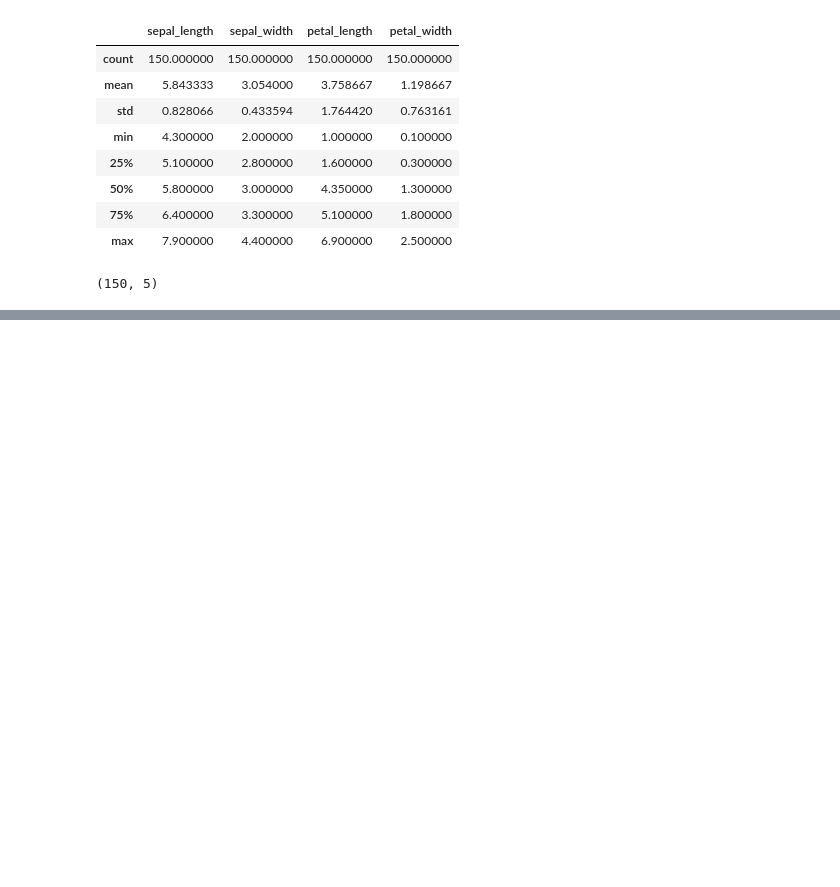
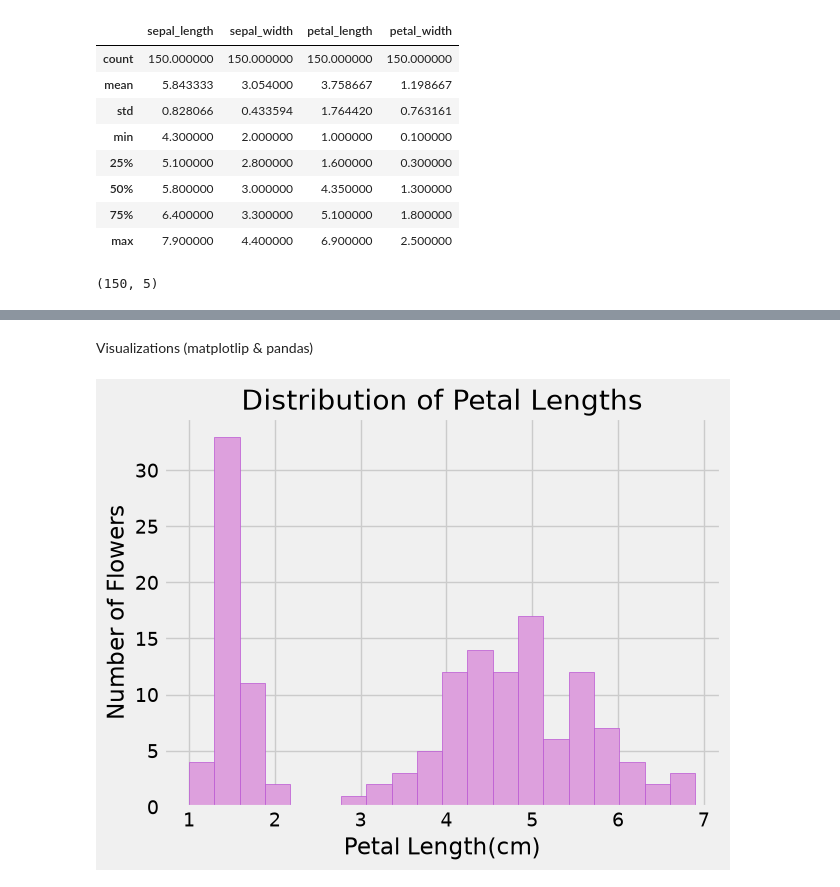
Before and after one commit to HKaurp27/iris-analysis-groupA, a Jupyter notebook: PythonFiles/elsh_iris_project.ipynb, the cells around one changed output, grey strips where cells are left out. Drawn from its saved outputs; the diff is of its cells as text; code cells hidden in the pictures; blank space fills up the shorter version.

```diff
--- a/PythonFiles/elsh_iris_project.ipynb
+++ b/PythonFiles/elsh_iris_project.ipynb
@@ -213,0 +244,19 @@ check.head()
+# %%
+# Categorize flowers by petal length
+
+categorize_petal = []
+for petal_length in df['petal_length']:
+    if petal_length < 2:
+        categorize_petal.append("Short Petal")
+    elif petal_length >= 2 and petal_length <= 5:
+        categorize_petal.append("Medium Petal")
+    else:
+        petal_length > 5
+        categorize_petal.append("Long Petal")
+
+df['petal_category'] = categorize_petal
+
+# Save updated categorized flowers into csv_file
+df.to_csv('iris_classes.csv')
+
+print(df[['petal_length', 'petal_category']].head(5))
@@ -213,0 +292,14 @@ check.head()
+# %% [markdown]
+Visualizations (matplotlip & pandas)
+# %%
+# Histogram of petal length
+
+plt.style.use('fivethirtyeight')
+
+plt.hist(df["petal_length"], bins=20, color='plum', edgecolor='mediumorchid')
+plt.xlabel('Petal Length(cm)')
+plt.ylabel('Number of Flowers')
+plt.title('Distribution of Petal Lengths')
+plt.show()
+# %% [output]
+[figure, added]
```
Also changed, not shown: parts of 17 cells of this notebook, 1 other file.
